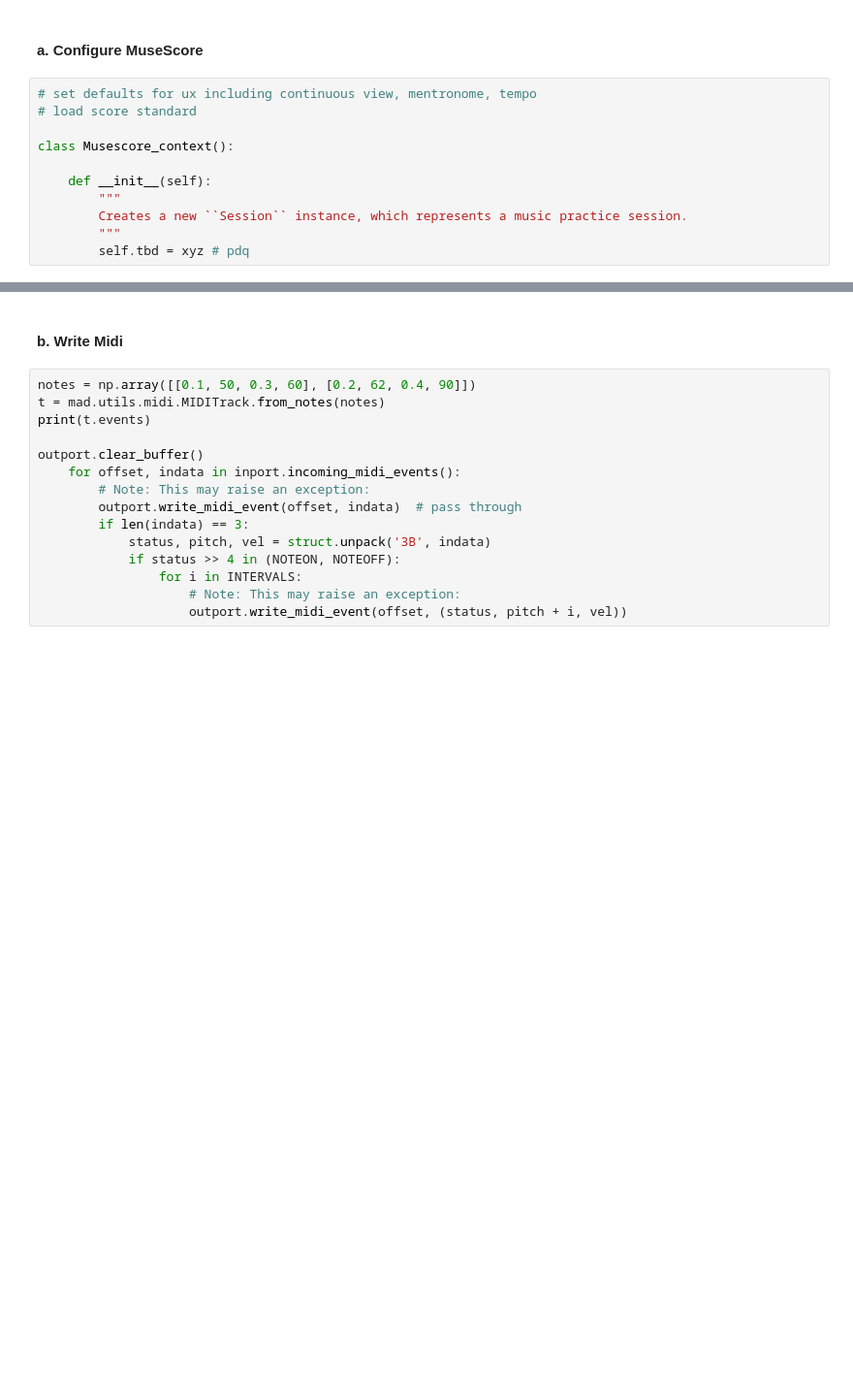
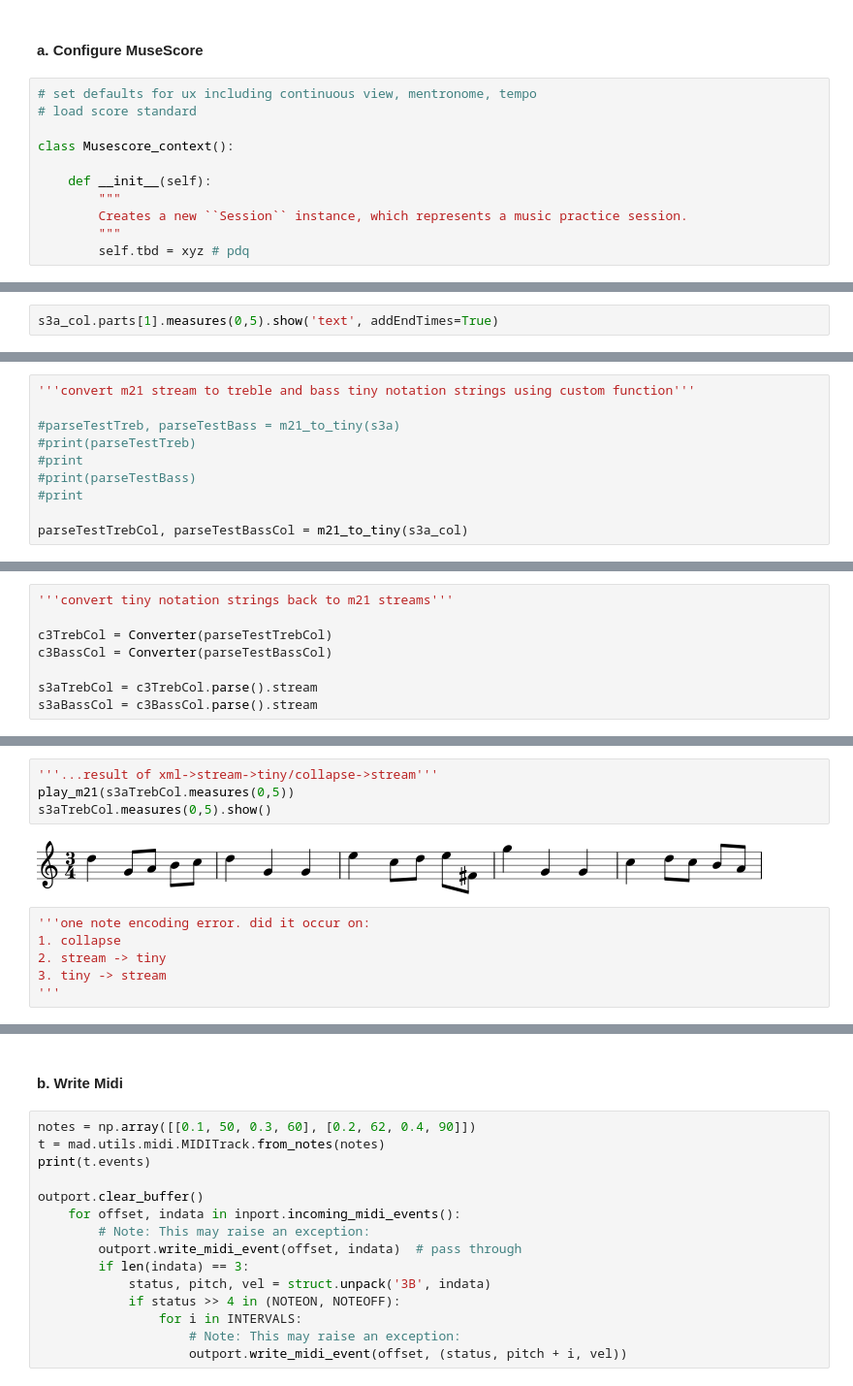
Before and after one commit to MickyDowns/deep-keras-music-net, a Jupyter notebook: music_study_aid.ipynb, the cells around one changed output, grey strips where cells are left out. Shown at 97% size. Saved outputs shown, nothing was run; the diff lists cells and outputs as text; blank space fills up the shorter version.

```diff
--- a/music_study_aid.ipynb
+++ b/music_study_aid.ipynb
@@ -6018,0 +4377,2 @@ class TestExternal(unittest.TestCase):
+# %%
+s3a_col.parts[1].measures(0,5).show('text', addEndTimes=True)
@@ -6018,0 +4602,10 @@ class TestExternal(unittest.TestCase):
+# %%
+'''convert m21 stream to treble and bass tiny notation strings using custom function'''
+
+#parseTestTreb, parseTestBass = m21_to_tiny(s3a)
+#print(parseTestTreb)
+#print
+#print(parseTestBass)
+#print
+
+parseTestTrebCol, parseTestBassCol = m21_to_tiny(s3a_col)
@@ -6018,0 +5452,8 @@ class TestExternal(unittest.TestCase):
+# %%
+'''convert tiny notation strings back to m21 streams'''
+
+c3TrebCol = Converter(parseTestTrebCol)
+c3BassCol = Converter(parseTestBassCol)
+
+s3aTrebCol = c3TrebCol.parse().stream
+s3aBassCol = c3BassCol.parse().stream
@@ -6018,0 +5499,12 @@ class TestExternal(unittest.TestCase):
+# %%
+'''...result of xml->stream->tiny/collapse->stream'''
+play_m21(s3aTrebCol.measures(0,5))
+s3aTrebCol.measures(0,5).show()
+# %% [output]
+[figure, added]
+# %%
+'''one note encoding error. did it occur on:
+1. collapse
+2. stream -> tiny
+3. tiny -> stream
+'''
```
Also changed, not shown: parts of 135 cells of this notebook.
